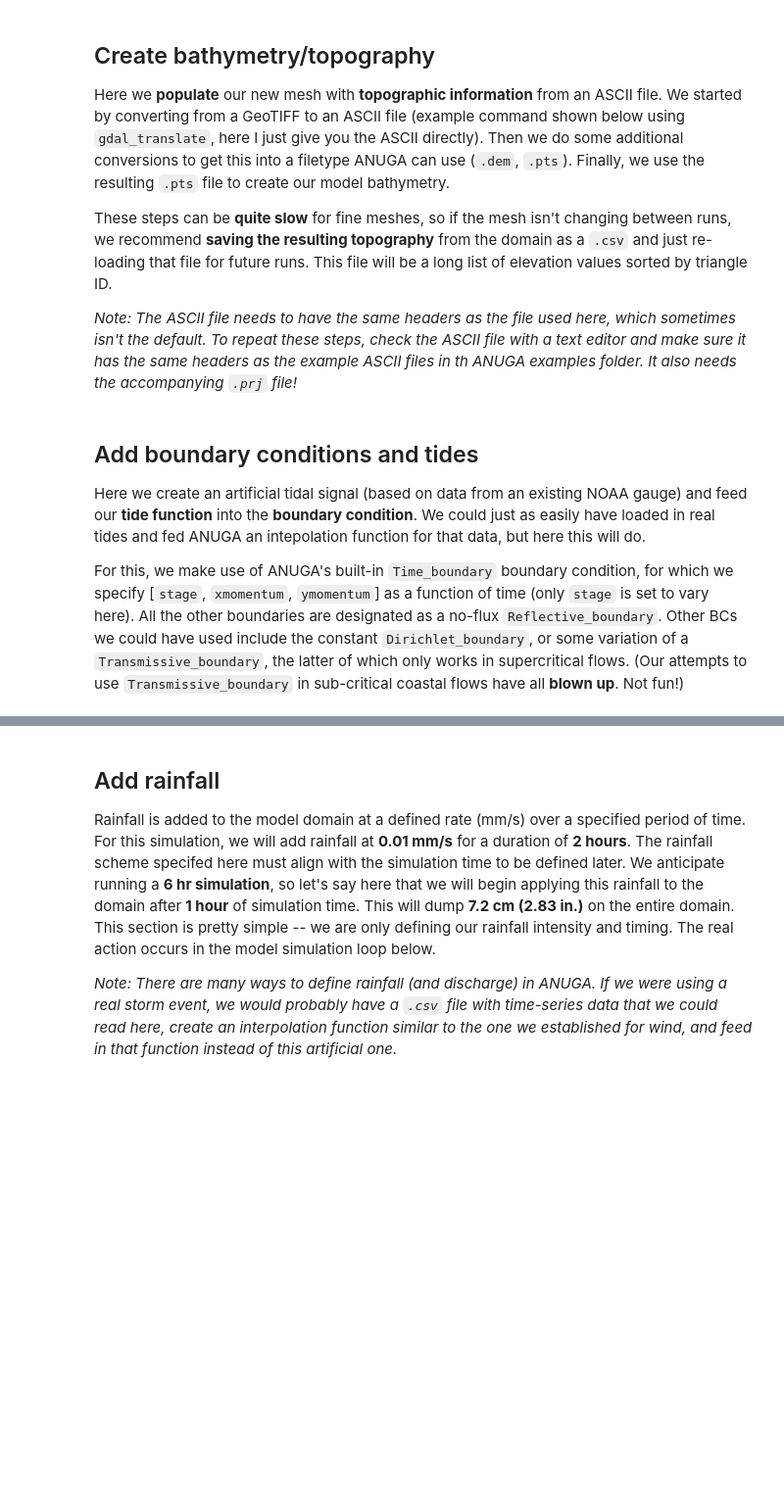
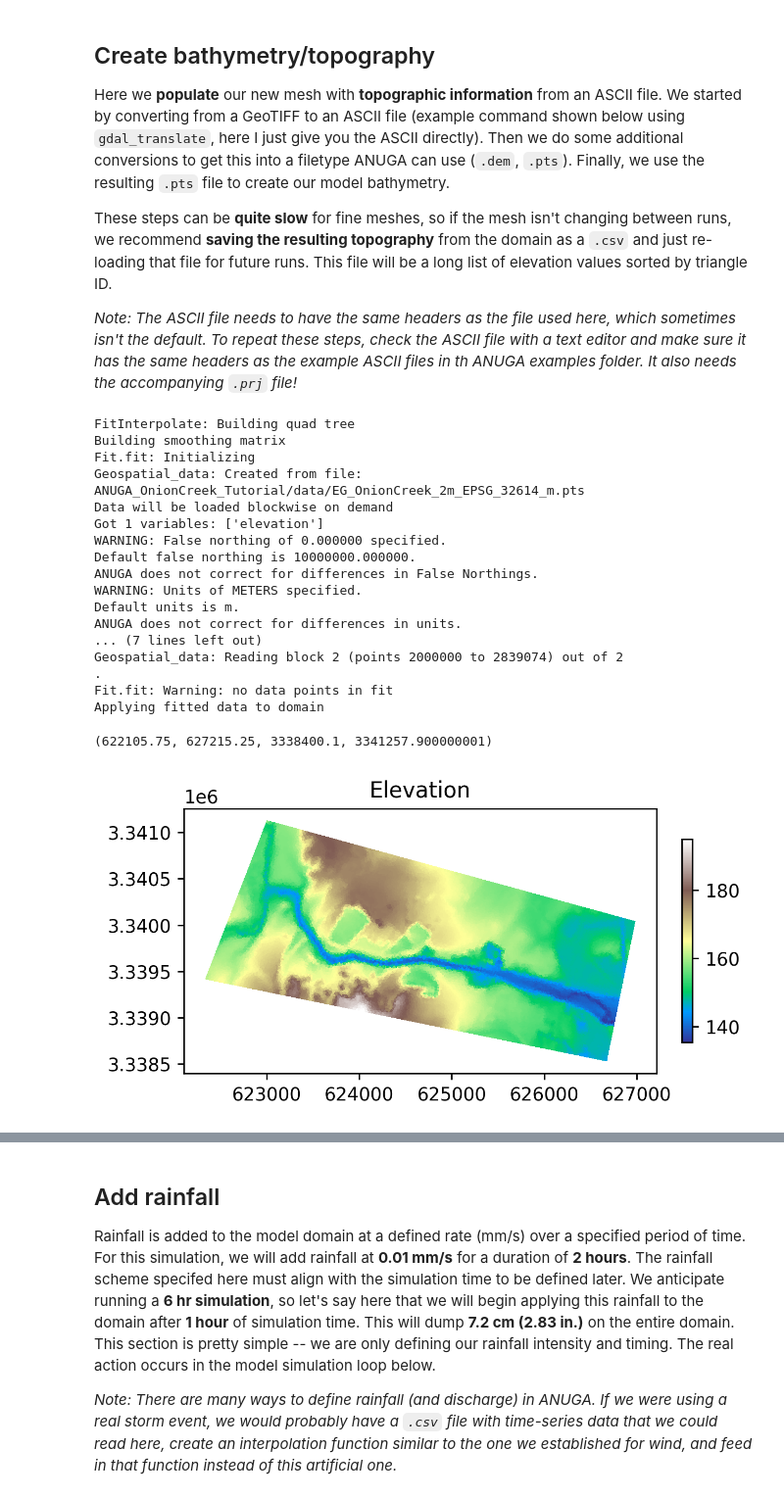
Before and after one commit to suzanatimilsina/ANUGA_OnionCreek_Tutorial, a Jupyter notebook: notebooks/notebook1.ipynb, the cells around one changed output, grey strips where cells are left out. Shown at 98% size. Saved outputs shown, nothing was run; the diff lists cells and outputs as text; code cells hidden in the pictures; blank space fills up the shorter version.

Commit message:
add functional script and output

```diff
--- a/notebooks/notebook1.ipynb
+++ b/notebooks/notebook1.ipynb
@@ -118,30 +176,46 @@ These steps can be **quite slow** for fine meshes, so if the mesh isn't changing
 # %%
 # If starting from a GeoTIFF, translate to ASCII:
 # !gdal_translate -of AAIGrid bathy.tif bathy.asc
 # ASCII to DEM conversion
-anuga.asc2dem('EG_OnionCreek_2m_EPSG_32614_m.asc', use_cache=False, verbose=True)
+# anuga.asc2dem('ANUGA_OnionCreek_Tutorial/data/EG_OnionCreek_2m_EPSG_32614_m.asc',
+#               use_cache=False, verbose=True)
 # DEM to "points"
-anuga.dem2pts('EG_OnionCreek_2m_EPSG_32614_m.dem', use_cache=False, verbose=True)
+# anuga.dem2pts('ANUGA_OnionCreek_Tutorial/data/EG_OnionCreek_2m_EPSG_32614_m.dem',
+#               use_cache=False, verbose=True)
 # Use "points" to populate mesh cells
 domain.set_quantity('elevation',
-                    filename='EG_OnionCreek_2m_EPSG_32614_m.pts',
+                    filename='ANUGA_OnionCreek_Tutorial/data/EG_OnionCreek_2m_EPSG_32614_m.pts',
                     use_cache=False,
                     verbose=True,
                     alpha=0.1)
 
 # Plot topography
 fig=plt.figure(figsize=(5, 5), dpi= 250, facecolor='w', edgecolor='k')
 plt.tripcolor(dplotter.triang, facecolors = dplotter.elev, cmap = 'terrain')
-plt.colorbar(fraction=0.04);
+plt.colorbar(fraction=0.02);
 plt.title("Elevation");
 plt.axis('scaled')
 
 # To save time next time, we can save the result
 # topo = domain.quantities['elevation'].centroid_values
 # np.savetxt('EG_OnionCreek_2m_EPSG_32614_m.csv', topo, delimiter=",")
+# %% [output]
+FitInterpolate: Building quad tree
+Building smoothing matrix
+Fit.fit: Initializing
+Geospatial_data: Created from file: ANUGA_OnionCreek_Tutorial/data/EG_OnionCreek_2m_EPSG_32614_m.pts
+Data will be loaded blockwise on demand
+Got 1 variables: ['elevation']
+WARNING: False northing of 0.000000 specified.
+Default false northing is 10000000.000000.
+ANUGA does not correct for differences in False Northings.
+WARNING: Units of METERS specified.
+Default units is m.
+ANUGA does not correct for differences in units.
+... (7 lines left out)
+Geospatial_data: Reading block 2 (points 2000000 to 2839074) out of 2
+.
+Fit.fit: Warning: no data points in fit
+Applying fitted data to domain
+(622105.75, 627215.25, 3338400.1, 3341257.900000001)
+[figure, added]
-# %% [markdown]
-## Add boundary conditions and tides
-
-Here we create an artificial tidal signal (based on data from an existing NOAA gauge) and feed our **tide function** into the **boundary condition**. We could just as easily have loaded in real tides and fed ANUGA an intepolation function for that data, but here this will do.
-
-For this, we make use of ANUGA's built-in `Time_boundary` boundary condition, for which we specify [`stage`, `xmomentum`, `ymomentum`] as a function of time (only `stage` is set to vary here). All the other boundaries are designated as a no-flux `Reflective_boundary`. Other BCs we could have used include the constant `Dirichlet_boundary`, or some variation of a `Transmissive_boundary`, the latter of which only works in supercritical flows. (Our attempts to use `Transmissive_boundary` in sub-critical coastal flows have all **blown up**. Not fun!)
```
Also changed, not shown: parts of 20 cells of this notebook, 1 other file.
